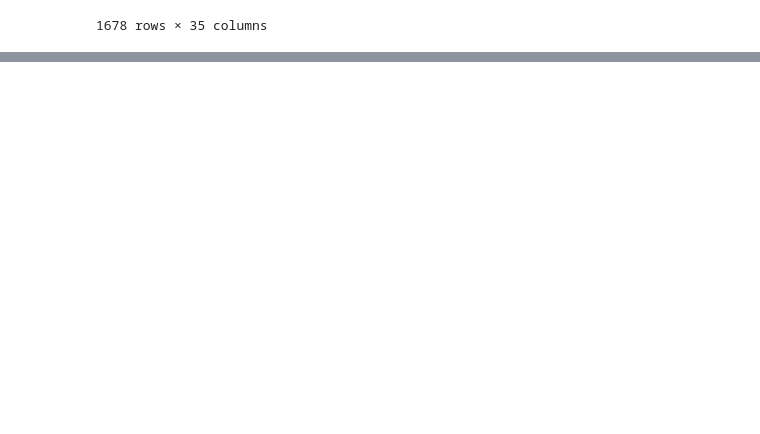
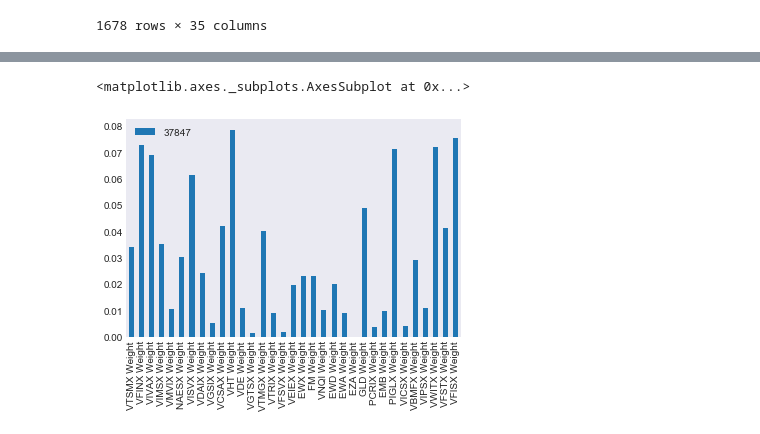
Before and after one commit to aarya22/PortfolioOpt-403, a Jupyter notebook: load_data/get-data.ipynb, the cells around one changed output, grey strips where cells are left out. Cells and saved outputs as stored; diff of their text form; code cells hidden in the pictures; blank space fills up the shorter version.

```diff
--- a/load_data/get-data.ipynb
+++ b/load_data/get-data.ipynb
@@ -85,0 +226,6 @@ pd.read_csv("./data/dropped_data.csv")
+# %%
+sharpe_portfolio_weights = sharpe_portfolio.T.iloc[3:]
+sharpe_portfolio_weights.plot.bar()
+# %% [output]
+<matplotlib.axes._subplots.AxesSubplot at 0x...>
+[figure, added]
```
Also changed, not shown: parts of 11 cells of this notebook, 4 other files.
